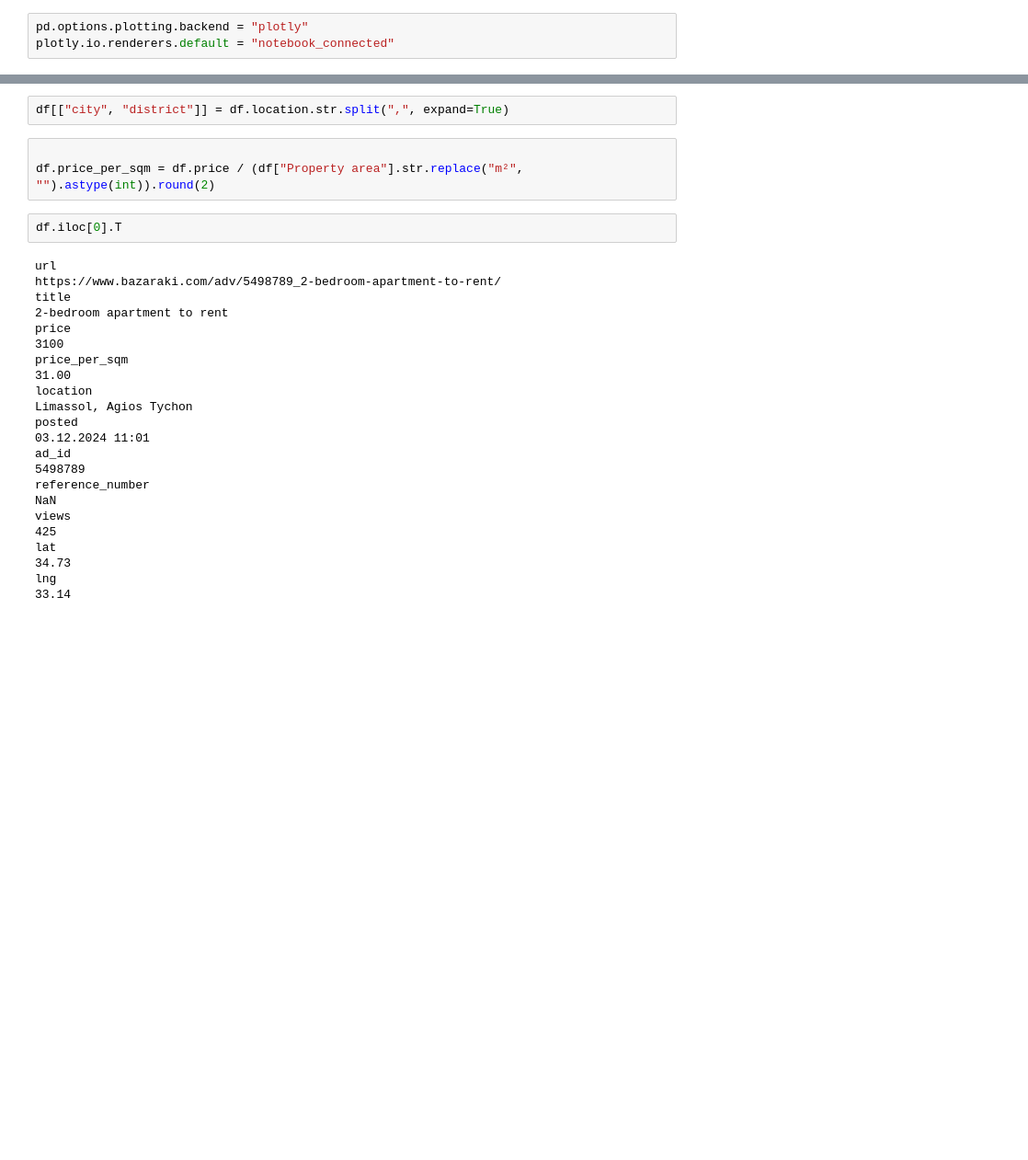
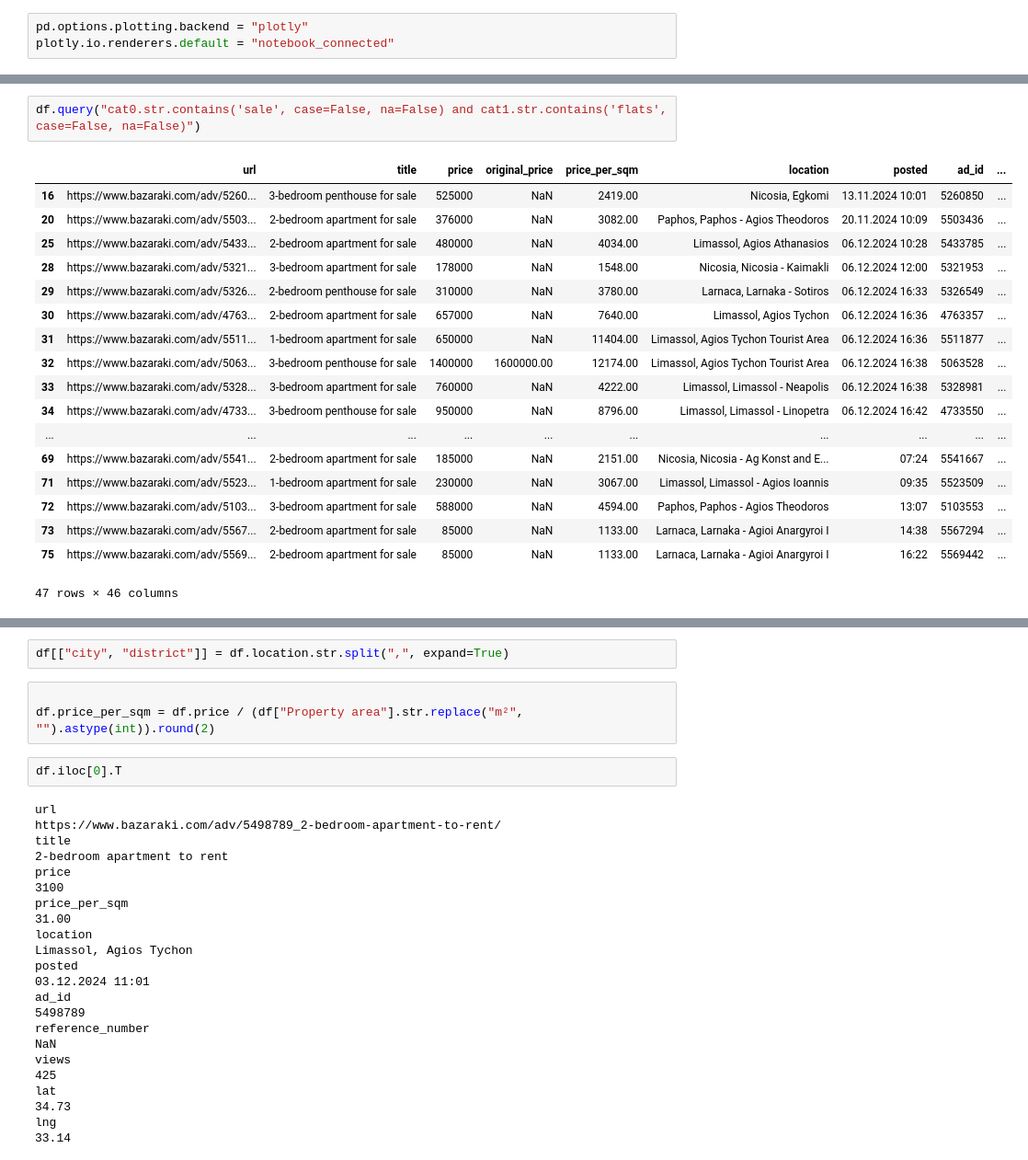
Before and after one commit to aljeshishe/marketplace, a Jupyter notebook: rnd.ipynb, the cells around one changed output, grey strips where cells are left out. Shown at 92% size. Drawn from its saved outputs; the diff is of its cells as text; blank space fills up the shorter version.

```diff
--- a/rnd.ipynb
+++ b/rnd.ipynb
@@ -35,0 +36,21 @@ df
+# %%
+df.query("cat0.str.contains('sale', case=False, na=False) and cat1.str.contains('flats', case=False, na=False)")
+# %% [output]
+|  | url | title | price | original_price | price_per_sqm | location | posted | ad_id | ... |
+| 16 | https://www.bazaraki.com/adv/5260... | 3-bedroom penthouse fоr sаle | 525000 | NaN | 2419.00 | Nicosia, Egkomi | 13.11.2024 10:01 | 5260850 | ... |
+| 20 | https://www.bazaraki.com/adv/5503... | 2-bedroom apartment fоr sаle | 376000 | NaN | 3082.00 | Paphos, Paphos - Agios Theodoros | 20.11.2024 10:09 | 5503436 | ... |
+| 25 | https://www.bazaraki.com/adv/5433... | 2-bedroom apartment fоr sаle | 480000 | NaN | 4034.00 | Limassol, Agios Athanasios | 06.12.2024 10:28 | 5433785 | ... |
+| 28 | https://www.bazaraki.com/adv/5321... | 3-bedroom apartment fоr sаle | 178000 | NaN | 1548.00 | Nicosia, Nicosia - Kaimakli | 06.12.2024 12:00 | 5321953 | ... |
+| 29 | https://www.bazaraki.com/adv/5326... | 2-bedroom penthouse fоr sаle | 310000 | NaN | 3780.00 | Larnaca, Larnaka - Sotiros | 06.12.2024 16:33 | 5326549 | ... |
+| 30 | https://www.bazaraki.com/adv/4763... | 2-bedroom apartment fоr sаle | 657000 | NaN | 7640.00 | Limassol, Agios Tychon | 06.12.2024 16:36 | 4763357 | ... |
+| 31 | https://www.bazaraki.com/adv/5511... | 1-bedroom apartment fоr sаle | 650000 | NaN | 11404.00 | Limassol, Agios Tychon Tourist Area | 06.12.2024 16:36 | 5511877 | ... |
+| 32 | https://www.bazaraki.com/adv/5063... | 3-bedroom penthouse fоr sаle | 1400000 | 1600000.00 | 12174.00 | Limassol, Agios Tychon Tourist Area | 06.12.2024 16:38 | 5063528 | ... |
+| 33 | https://www.bazaraki.com/adv/5328... | 3-bedroom apartment fоr sаle | 760000 | NaN | 4222.00 | Limassol, Limassol - Neapolis | 06.12.2024 16:38 | 5328981 | ... |
+| 34 | https://www.bazaraki.com/adv/4733... | 3-bedroom penthouse fоr sаle | 950000 | NaN | 8796.00 | Limassol, Limassol - Linopetra | 06.12.2024 16:42 | 4733550 | ... |
+| ... | ... | ... | ... | ... | ... | ... | ... | ... | ... |
+| 69 | https://www.bazaraki.com/adv/5541... | 2-bedroom apartment fоr sаle | 185000 | NaN | 2151.00 | Nicosia, Nicosia - Ag Konst and E... | 07:24 | 5541667 | ... |
+| 71 | https://www.bazaraki.com/adv/5523... | 1-bedroom apartment fоr sаle | 230000 | NaN | 3067.00 | Limassol, Limassol - Agios Ioannis | 09:35 | 5523509 | ... |
+| 72 | https://www.bazaraki.com/adv/5103... | 3-bedroom apartment fоr sаle | 588000 | NaN | 4594.00 | Paphos, Paphos - Agios Theodoros | 13:07 | 5103553 | ... |
+| 73 | https://www.bazaraki.com/adv/5567... | 2-bedroom apartment fоr sаle | 85000 | NaN | 1133.00 | Larnaca, Larnaka - Agioi Anargyroi I | 14:38 | 5567294 | ... |
+| 75 | https://www.bazaraki.com/adv/5569... | 2-bedroom apartment fоr sаle | 85000 | NaN | 1133.00 | Larnaca, Larnaka - Agioi Anargyroi I | 16:22 | 5569442 | ... |
+47 rows × 46 columns
```
Also changed, not shown: parts of 5 cells of this notebook, 5 other files.
